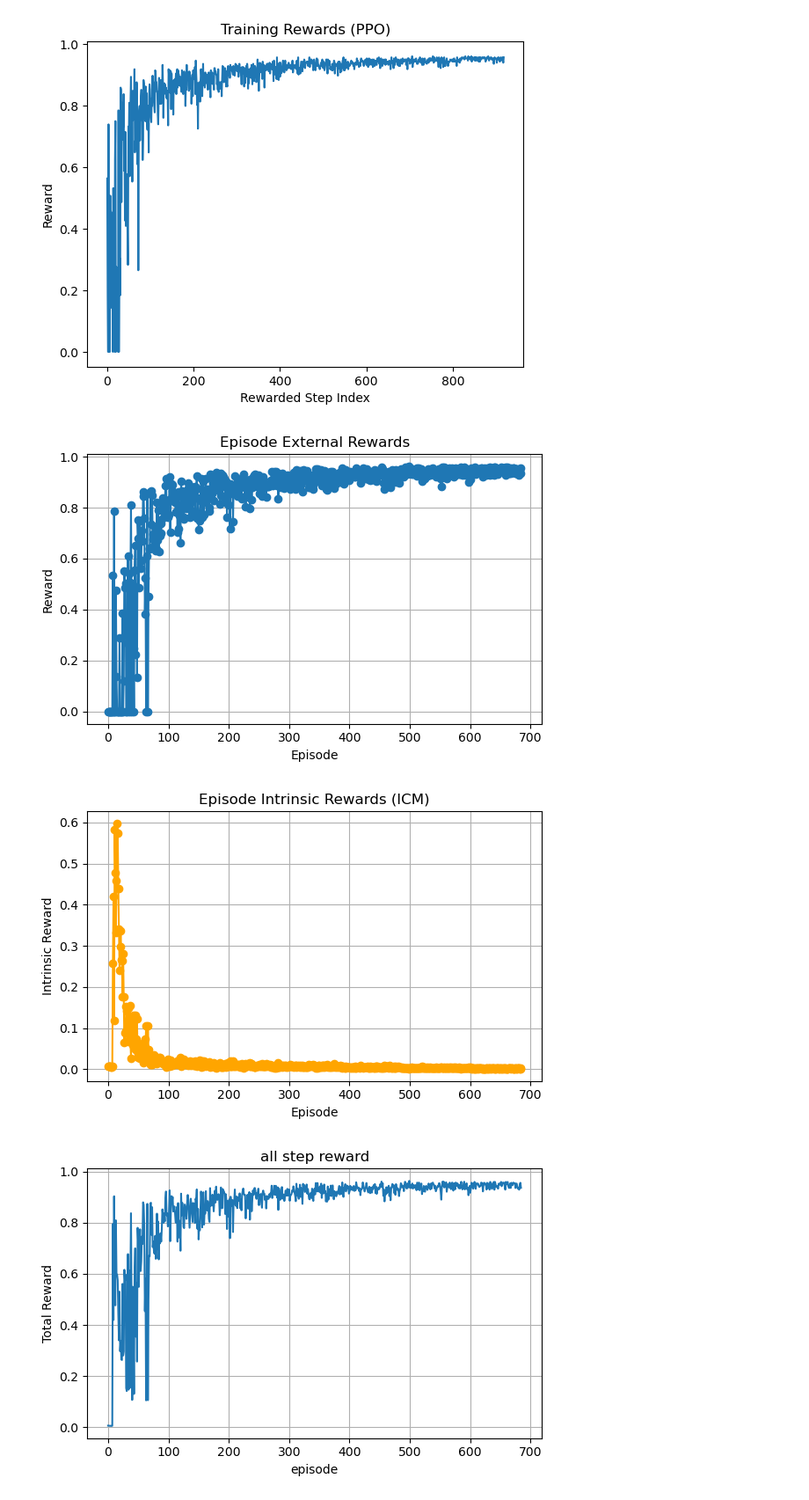
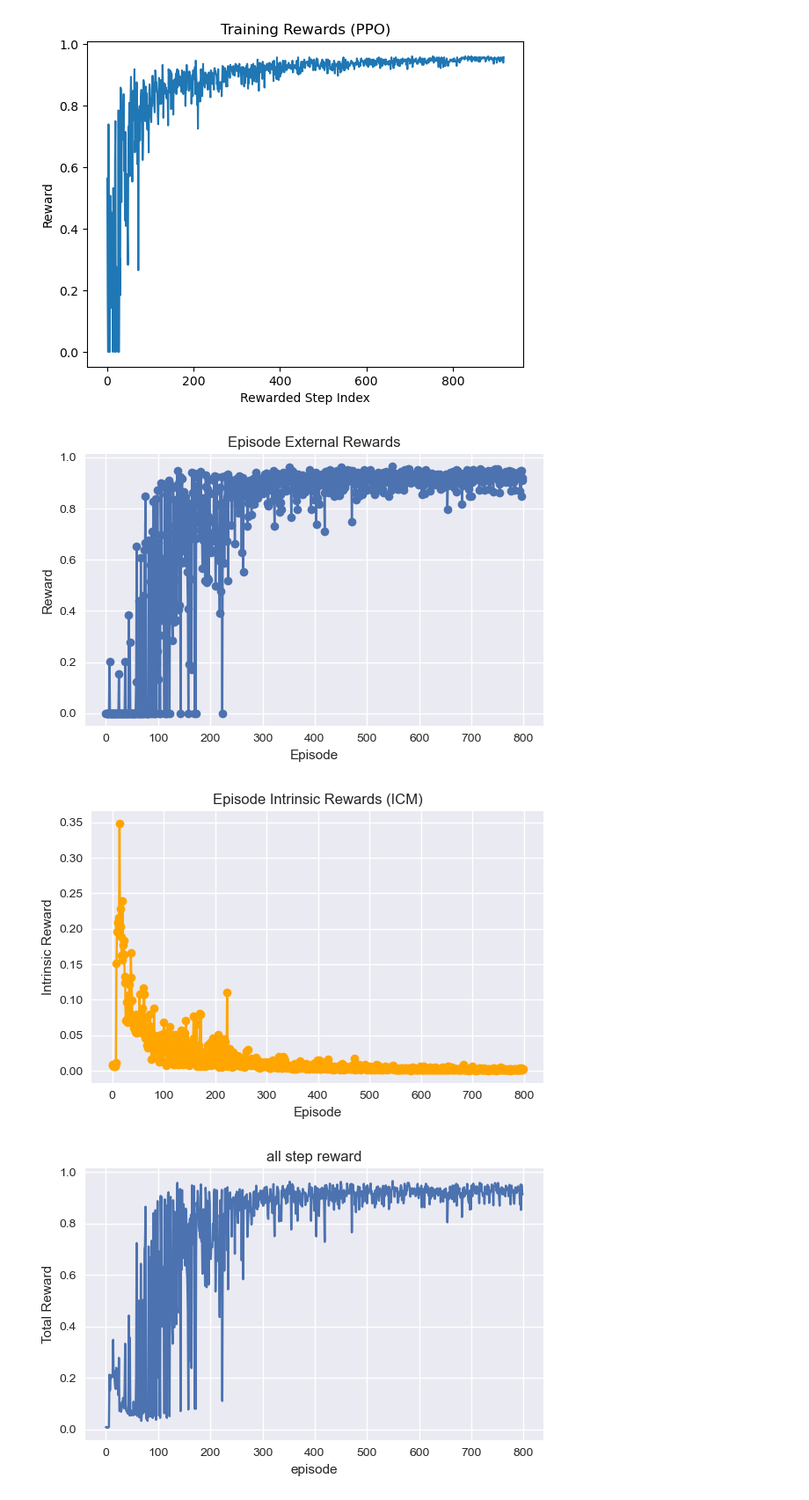
Before and after one commit to S-lijun/boundary-aware-novelty-search, a Jupyter notebook: Visualization.ipynb, the cells around one changed output. Shown at 88% size. Drawn from its saved outputs; the diff is of its cells as text; code cells hidden in the pictures.

```diff
--- a/Visualization.ipynb
+++ b/Visualization.ipynb
@@ -91,35 +91,35 @@ def plot_icm_stats(npy_path, save_dir="results/icm/plots"):
     plt.figure(figsize=(6,4))
     plt.plot(rewarded_steps)
     plt.title("all step reward")
     plt.xlabel("episode")
     plt.ylabel("Total Reward")
     plt.grid(True)
     plt.tight_layout()
     plt.savefig(f"{save_dir}/all_rewarded_steps.png")
     plt.show()
 
     print(f"[INFO] All plots saved to: {save_dir}")
 
     # ---- Plot 4: Episode Lengths ----
     plt.figure(figsize=(6,4))
     plt.plot(episode_lengths, marker="o", color="green")
     plt.title("Episode Lengths")
     plt.xlabel("Episode")
     plt.ylabel("Length")
     plt.grid(True)
     plt.tight_layout()
     plt.savefig(f"{save_dir}/episode_lengths.png")
     plt.show()
 
     print(f"[INFO] All plots saved to: {save_dir}")
 
 
 if __name__ == "__main__":
     # ===== 修改这里的路径 =====
-    npy_path = "results/icm/minigrid_icm_stats_20251129_232822.npy"
+    npy_path = "results/icm/minigrid_icm_stats_20251130_030006.npy"
     plot_icm_stats(npy_path)
 # %% [output]
-[figure, old version]
+[figure, new version]
-[figure, old version]
+[figure, new version]
-[figure, old version]
+[figure, new version]
 [INFO] All plots saved to: results/icm/plots
```
Also changed, not shown: parts of 3 cells of this notebook, 35 other files.
